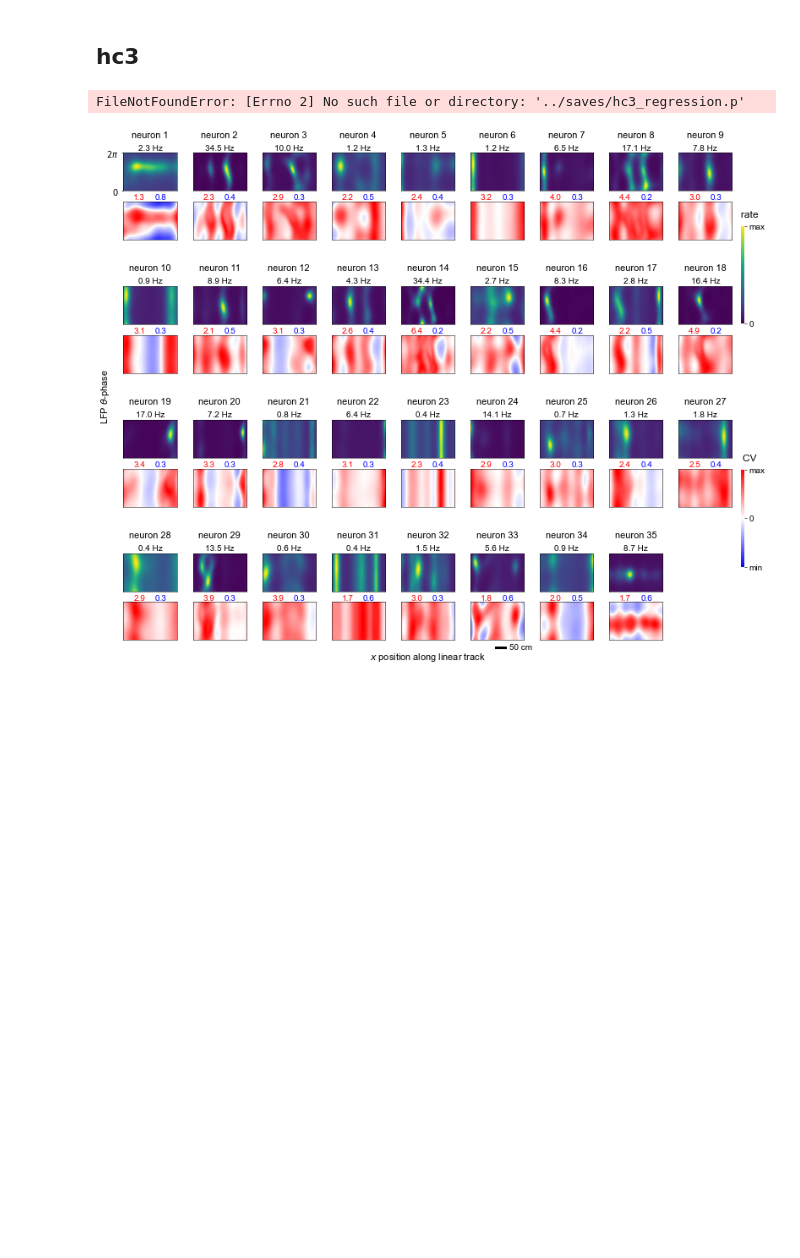
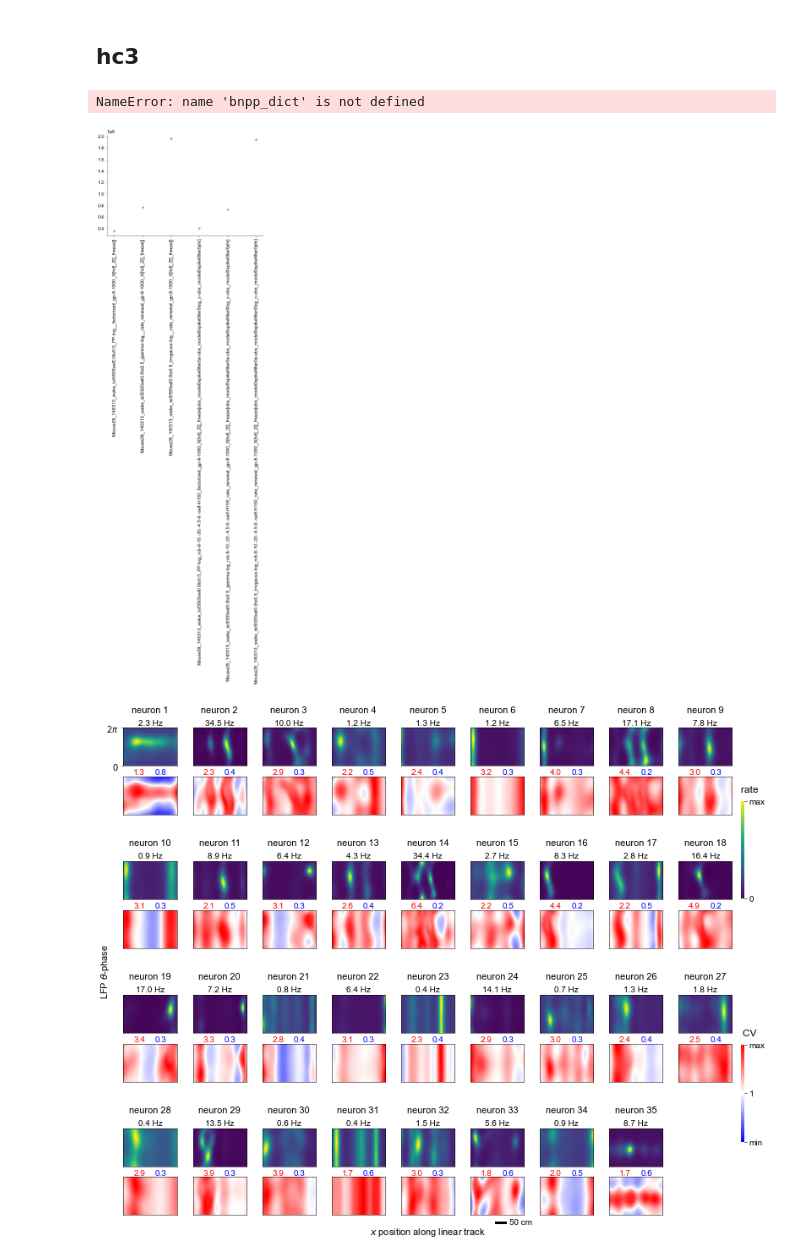
Before and after one commit to davindicode/nonparametric-nonrenewal-process, a Jupyter notebook: scripts/plots/plots.ipynb, the cells around one changed output. Cells and saved outputs as stored; diff of their text form; code cells hidden in the pictures; blank space fills up the shorter version.

```diff
--- a/scripts/plots/plots.ipynb
+++ b/scripts/plots/plots.ipynb
@@ -148,3 +150,9 @@ reg_config_names = list(regression_dict.keys())
 
 
 plot_units = [5, 27]
+# %%
+names = list(baseline_dict.keys())
+
+train_loss = []
+for n in names:
+    train_loss.append(baseline_dict[n]["train_ell"])
@@ -240,16 +254,35 @@ variability_dict = pickle.load(
     open(datadir + 'hc3_variability' + ".p", "rb")
 )
 
-regression_dict = pickle.load(
-    open(datadir + 'hc3_regression' + ".p", "rb")
+# bnpp_dict = pickle.load(
+#     open(datadir + 'hc3_regression' + ".p", "rb")
+# )
+
+baseline_dict = pickle.load(
+    open(datadir + 'hc3_baselines' + ".p", "rb")
 )
+
+regression_dict = {**baseline_dict, **bnpp_dict}
 reg_config_names = list(regression_dict.keys())
 
 
-
 plot_units = [5, 27]
 # %% [output]
-FileNotFoundError: [Errno 2] No such file or directory: '../saves/hc3_regression.p'
+NameError: name 'bnpp_dict' is not defined
+# %%
+names = list(baseline_dict.keys())
+
+train_loss = []
+for n in names:
+    train_loss.append(baseline_dict[n]["train_ell"])
+# %%
+plt.scatter(np.arange(len(names)), train_loss, marker='+', s=40)
+plt.gca().set_xticks(np.arange(len(names)))
+plt.gca().set_xticklabels(names, rotation=90)
+
+plt.show()
+# %% [output]
+[figure, added]
 # %%
 import plot_real_details
 # %%
```
Also changed, not shown: parts of 8 cells of this notebook, 16 other files.
